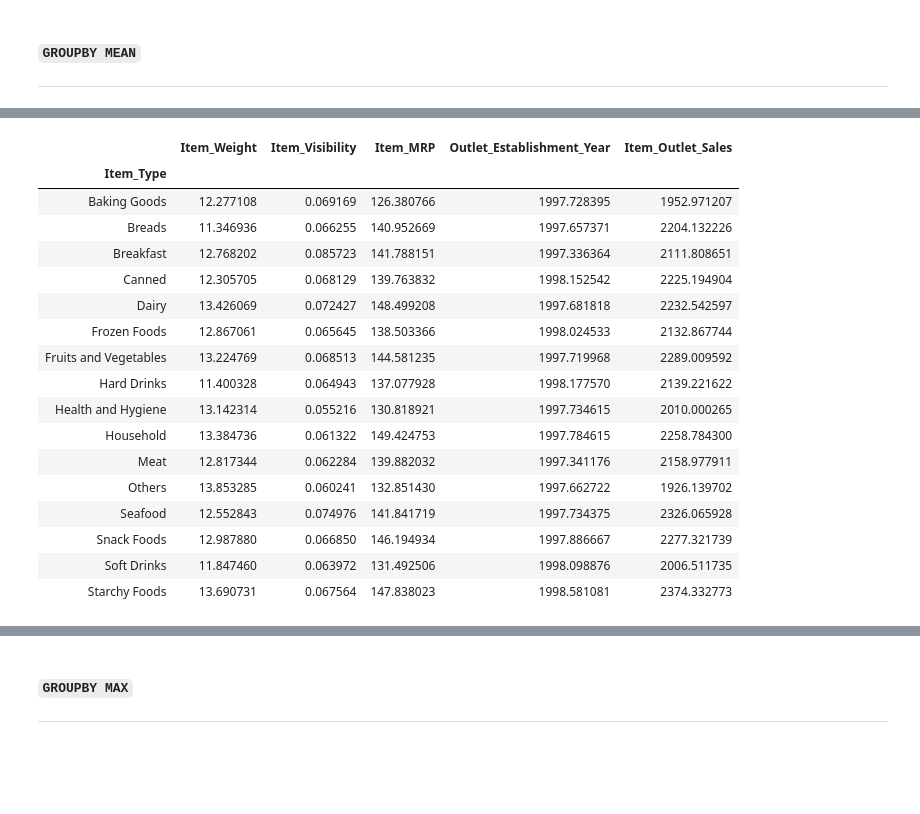
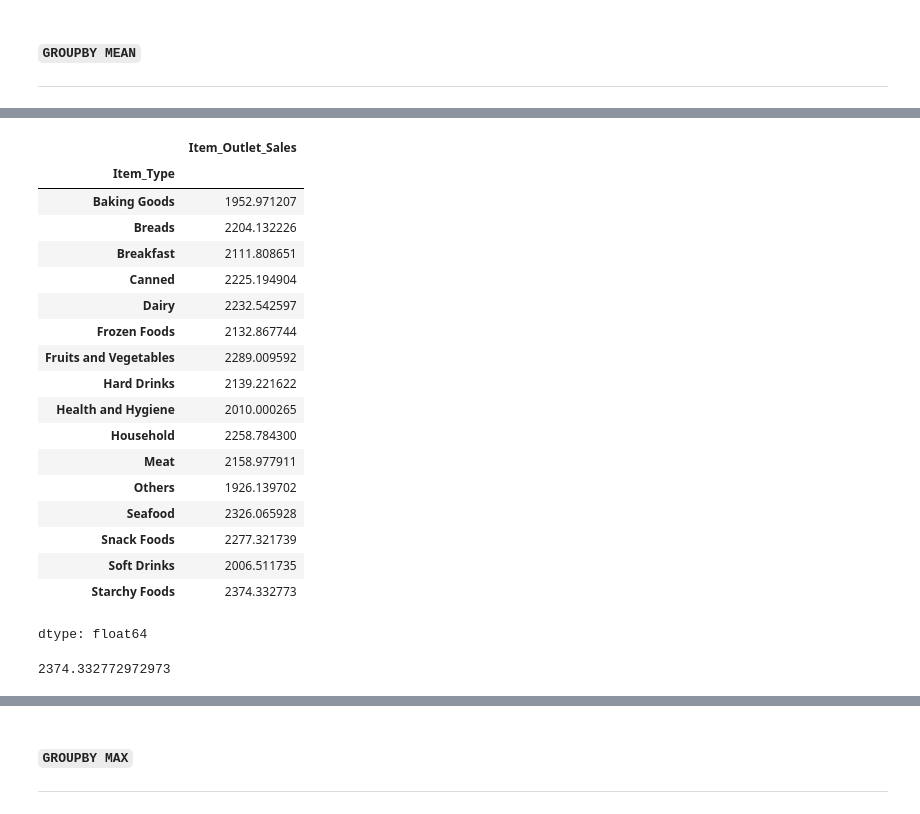
Before and after one commit to JapiKredi/Pinnacle_AI_program_AnalyticsVidyha, a Jupyter notebook: Pandas_Aggregating&Summarizing_DataFrames.ipynb, the cells around one changed output, grey strips where cells are left out. Cells and saved outputs as stored; diff of their text form; code cells hidden in the pictures; blank space fills up the shorter version.

```diff
--- a/Pandas_Aggregating&Summarizing_DataFrames.ipynb
+++ b/Pandas_Aggregating&Summarizing_DataFrames.ipynb
@@ -174,22 +213,27 @@ d.first()
 # %%
-d.mean()
+d.mean(numeric_only=True)['Item_Outlet_Sales']
 # %% [output]
-|  | Item_Weight | Item_Visibility | Item_MRP | Outlet_Establishment_Year | Item_Outlet_Sales |
-| Item_Type |  |  |  |  |  |
-| Baking Goods | 12.277108 | 0.069169 | 126.380766 | 1997.728395 | 1952.971207 |
-| Breads | 11.346936 | 0.066255 | 140.952669 | 1997.657371 | 2204.132226 |
-| Breakfast | 12.768202 | 0.085723 | 141.788151 | 1997.336364 | 2111.808651 |
-| Canned | 12.305705 | 0.068129 | 139.763832 | 1998.152542 | 2225.194904 |
-| Dairy | 13.426069 | 0.072427 | 148.499208 | 1997.681818 | 2232.542597 |
-| Frozen Foods | 12.867061 | 0.065645 | 138.503366 | 1998.024533 | 2132.867744 |
-| Fruits and Vegetables | 13.224769 | 0.068513 | 144.581235 | 1997.719968 | 2289.009592 |
-| Hard Drinks | 11.400328 | 0.064943 | 137.077928 | 1998.177570 | 2139.221622 |
-| Health and Hygiene | 13.142314 | 0.055216 | 130.818921 | 1997.734615 | 2010.000265 |
-| Household | 13.384736 | 0.061322 | 149.424753 | 1997.784615 | 2258.784300 |
-| Meat | 12.817344 | 0.062284 | 139.882032 | 1997.341176 | 2158.977911 |
-| Others | 13.853285 | 0.060241 | 132.851430 | 1997.662722 | 1926.139702 |
-| Seafood | 12.552843 | 0.074976 | 141.841719 | 1997.734375 | 2326.065928 |
-| Snack Foods | 12.987880 | 0.066850 | 146.194934 | 1997.886667 | 2277.321739 |
-| Soft Drinks | 11.847460 | 0.063972 | 131.492506 | 1998.098876 | 2006.511735 |
-| Starchy Foods | 13.690731 | 0.067564 | 147.838023 | 1998.581081 | 2374.332773 |
+|  | Item_Outlet_Sales |
+| Item_Type |  |
+| Baking Goods | 1952.971207 |
+| Breads | 2204.132226 |
+| Breakfast | 2111.808651 |
+| Canned | 2225.194904 |
+| Dairy | 2232.542597 |
+| Frozen Foods | 2132.867744 |
+| Fruits and Vegetables | 2289.009592 |
+| Hard Drinks | 2139.221622 |
+| Health and Hygiene | 2010.000265 |
+| Household | 2258.784300 |
+| Meat | 2158.977911 |
+| Others | 1926.139702 |
+| Seafood | 2326.065928 |
+| Snack Foods | 2277.321739 |
+| Soft Drinks | 2006.511735 |
+| Starchy Foods | 2374.332773 |
+dtype: float64
+# %%
+d.mean(numeric_only=True)['Item_Outlet_Sales'].max()
+# %% [output]
+2374.332772972973
 # %%
```
Also changed, not shown: parts of 11 cells of this notebook.
